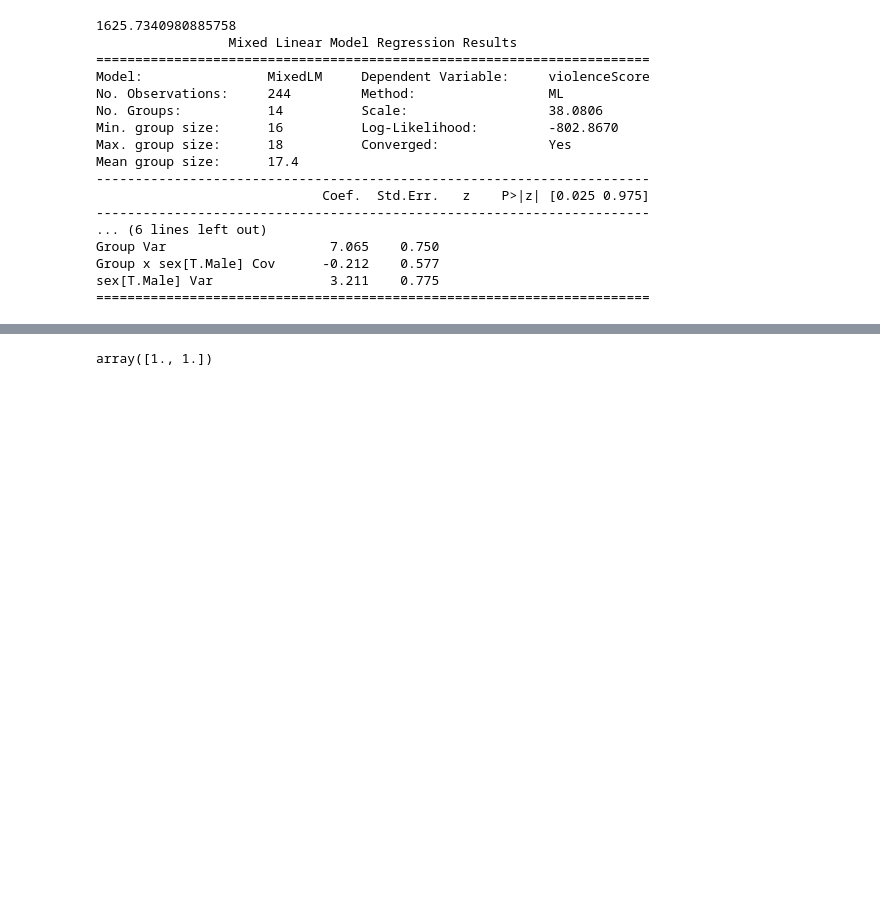
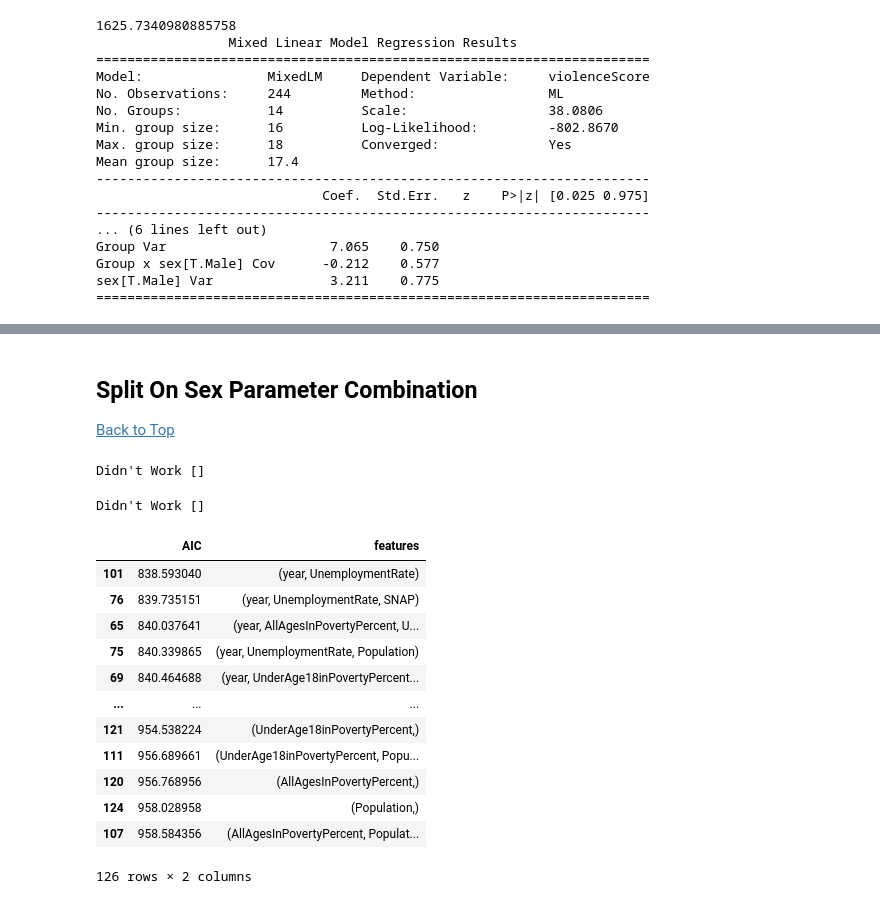
Before and after one commit to brodyee/STATS501_project, a Jupyter notebook: code/Analysis.ipynb, the cells around one changed output, grey strips where cells are left out. Cells and saved outputs as stored; diff of their text form; code cells hidden in the pictures; blank space fills up the shorter version.

```diff
--- a/code/Analysis.ipynb
+++ b/code/Analysis.ipynb
@@ -29,3 +36,6 @@ ModeSplResp = pd.read_csv(root + "vioRespModeSexSplit.csv")
+# %%
+knnSplResp["sex"] = knnSplResp["sex"].replace({"Male" : 1,
+                                               "Female" : 0})
 # %% [markdown]
 # Model Fitting
 # %% [markdown]
@@ -262,4 +293,3 @@ free
-# %%
-np.ones(2)
-# %% [output]
-array([1., 1.])
+# %% [markdown]
+## Split On Sex Parameter Combination
+[Back to Top](#Table-of-Contents)
@@ -265,0 +320,59 @@ array([1., 1.])
+# %%
+def allParamComb(dat, allFeatures):
+    modelsAIC = pd.DataFrame(columns=["AIC", "features"])
+    didntWork = []
+    for nComb in reversed(range(1, 7)):
+        # creates all combinations of length nComb
+        combs = combinations(allFeatures, nComb)
+        for comb in combs:
+            # initializes the equations
+            equ = "violenceScore ~"
+            i = 0
+
+            # makes the equation from all combs
+            for feat in comb:
+                equ += feat
+                if len(comb) - 1 != i:
+                    equ += "+"
+                i += 1
+
+            # fits the model
+            try:
+                md = smf.mixedlm(equ, dat,
+                                 groups=dat["sitename"])
+                mdf = md.fit(reml=False)
+                modelsAIC = modelsAIC.append({'AIC' : mdf.aic,
+                                              "features" : comb},
+                                             ignore_index=True)
+            except:
+                didntWork.append(equ)
+
+    print("Didn't Work", didntWork)
+    return modelsAIC
+# %%
+allFeatures = np.asarray(dat.drop(["sitename",
+                                   "violenceScore",
+                                   "sex"],
+                                  axis=1).columns)
+
+maleModelsAIC = allParamComb(datMales, allFeatures)
+femaleModelsAIC = allParamComb(datFemales, allFeatures)
+# %% [output]
+Didn't Work []
+Didn't Work []
+# %%
+maleModelsAIC.sort_values("AIC")
+# %% [output]
+|  | AIC | features |
+| 101 | 838.593040 | (year, UnemploymentRate) |
+| 76 | 839.735151 | (year, UnemploymentRate, SNAP) |
+| 65 | 840.037641 | (year, AllAgesInPovertyPercent, U... |
+| 75 | 840.339865 | (year, UnemploymentRate, Population) |
+| 69 | 840.464688 | (year, UnderAge18inPovertyPercent... |
+| ... | ... | ... |
+| 121 | 954.538224 | (UnderAge18inPovertyPercent,) |
+| 111 | 956.689661 | (UnderAge18inPovertyPercent, Popu... |
+| 120 | 956.768956 | (AllAgesInPovertyPercent,) |
+| 124 | 958.028958 | (Population,) |
+| 107 | 958.584356 | (AllAgesInPovertyPercent, Populat... |
+126 rows × 2 columns
```
Also changed, not shown: parts of 37 cells of this notebook, 3 other files.
